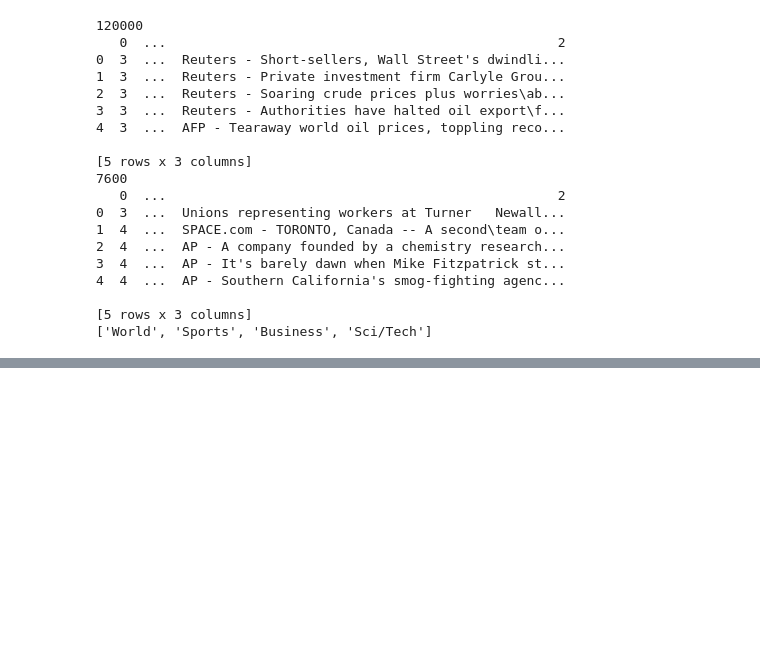
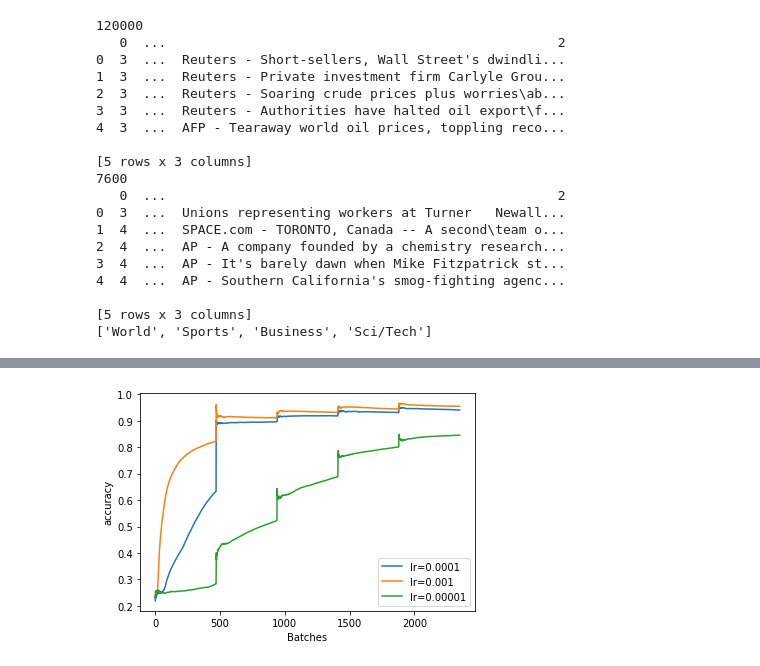
Before and after one commit to buzhangjiuzhou/DLfinal, a Jupyter notebook: bert_AGnews_3.ipynb, the cells around one changed output, grey strips where cells are left out. Drawn from its saved outputs; the diff is of its cells as text; code cells hidden in the pictures; blank space fills up the shorter version.

```diff
--- a/bert_AGnews_3.ipynb
+++ b/bert_AGnews_3.ipynb
@@ -391,8 +413,9 @@ def plot_graphs(history1, history2, history3, metric, labels):
   plt.legend()
   plt.show()
 # %%
-model = TFBertForSequenceClassification.from_pretrained("bert-base-uncased", num_labels=4)
-optimizer = tf.keras.optimizers.Adam(learning_rate=3e-4, epsilon=1e-08, clipnorm=1.0)
+cnfg = BertConfig(hidden_size=hidden_size, num_labels=4, num_hidden_layers=6, num_attention_heads=4, intermediate_size=512)
+model = TFBertForSequenceClassification(cnfg)
+optimizer = tf.keras.optimizers.Adam(learning_rate=0.001, epsilon=1e-08, clipnorm=1.0)
 loss = tf.keras.losses.SparseCategoricalCrossentropy(from_logits=True)
 metric = tf.keras.metrics.SparseCategoricalAccuracy('accuracy')
 model.compile(optimizer=optimizer, loss=loss, metrics=[metric])
@@ -404,8 +427,9 @@ history1 = model.fit(x=[train_ids, train_mask],
      callbacks=[BatchCallback()],
      shuffle=True)
 
-model = TFBertForSequenceClassification.from_pretrained("bert-base-uncased", num_labels=4)
-optimizer = tf.keras.optimizers.Adam(learning_rate=3e-6, epsilon=1e-08, clipnorm=1.0)
+cnfg = BertConfig(hidden_size=hidden_size, num_labels=4, num_hidden_layers=6, num_attention_heads=4, intermediate_size=512)
+model = TFBertForSequenceClassification(cnfg)
+optimizer = tf.keras.optimizers.Adam(learning_rate=0.00001, epsilon=1e-08, clipnorm=1.0)
 loss = tf.keras.losses.SparseCategoricalCrossentropy(from_logits=True)
 metric = tf.keras.metrics.SparseCategoricalAccuracy('accuracy')
 model.compile(optimizer=optimizer, loss=loss, metrics=[metric])
@@ -417,4 +441,5 @@ history2 = model.fit(x=[train_ids, train_mask],
      callbacks=[BatchCallback()],
      shuffle=True)
 
-plot_graphs(history, history1, history2, 'accuracy', ['lr=3e-5','lr=3e-4','lr=3e-6'])
+plot_graphs(history, history1, history2, 'accuracy', ['lr=0.0001','lr=0.001','lr=0.00001'])
+# %% [output]
@@ -421 +466,2 @@ plot_graphs(history, history1, history2, 'accuracy', ['lr=3e-5','lr=3e-4','lr=3e
+[figure, added]
 # %%
```
Also changed, not shown: parts of 22 cells of this notebook.
